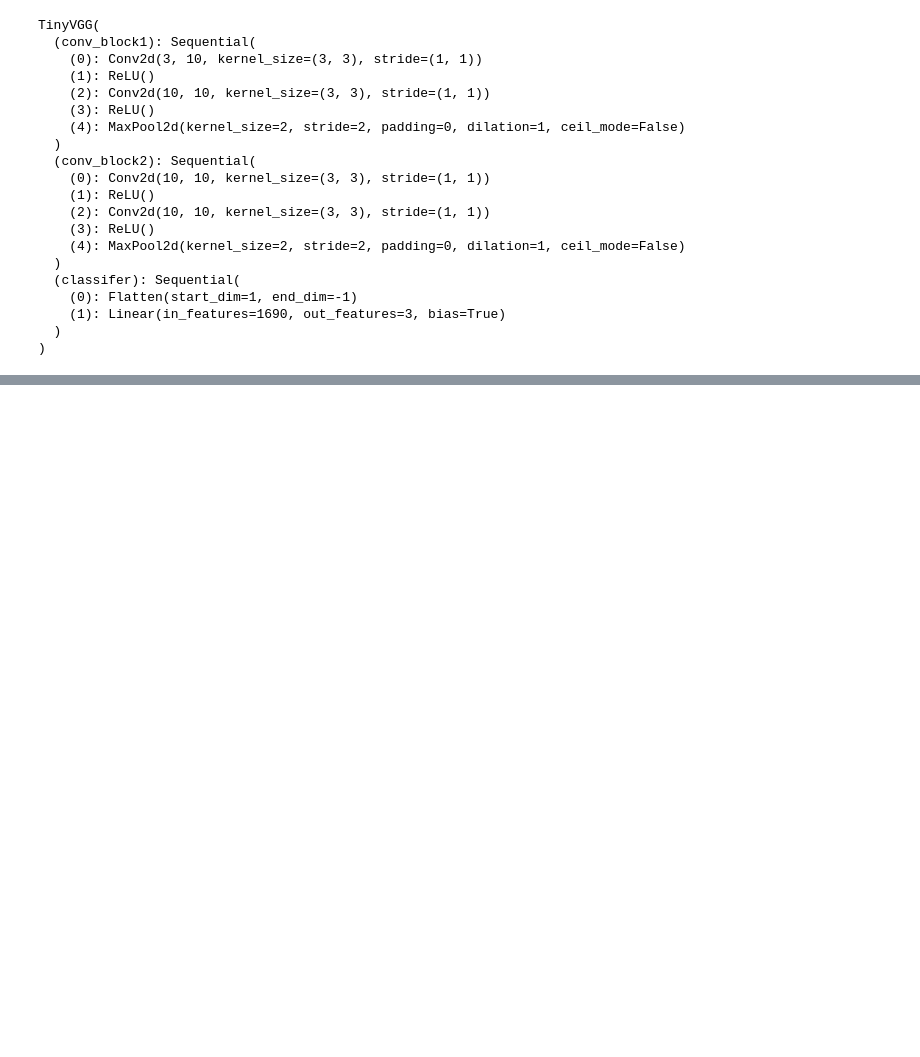
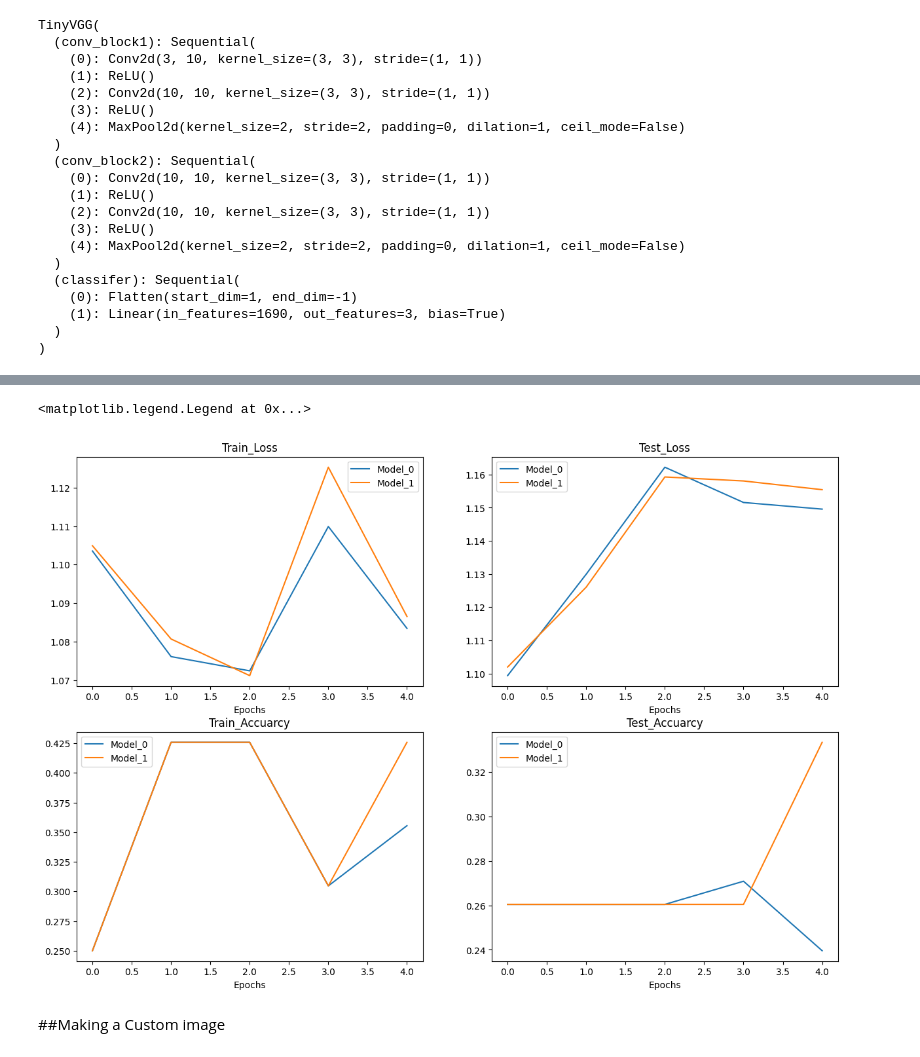
Before and after one commit to Imran1hp/Food-Recognition-Deep-Learning-model, a Jupyter notebook: Food_recognition_Deep_Learning.ipynb, the cells around one changed output, grey strips where cells are left out. Drawn from its saved outputs; the diff is of its cells as text; code cells hidden in the pictures; blank space fills up the shorter version.

```diff
--- a/Food_recognition_Deep_Learning.ipynb
+++ b/Food_recognition_Deep_Learning.ipynb
@@ -931,0 +966,4 @@ TinyVGG(
+# %%
+model_0_df = pd.DataFrame(model_0_result)
+model_1_df = pd.DataFrame(model_1_result)
+model_0_df
@@ -931,0 +977,41 @@ TinyVGG(
+# %%
+plt.figure(figsize = (15 ,10))
+
+
+epochs = range(len(model_0_df)) # Ensure epochs matches the length of the DataFrame
+
+plt.subplot(2,2,1)
+plt.plot(epochs , model_0_df["Train Loss"] , label = "Model_0")
+plt.plot(epochs , model_1_df["Train Loss"] , label = "Model_1")
+plt.title('Train_Loss')
+plt.xlabel('Epochs')
+plt.legend()
+
+
+plt.subplot(2,2,2)
+plt.plot(epochs , model_0_df["Test Loss"] , label = "Model_0")
+plt.plot(epochs , model_1_df["Test Loss"] , label = "Model_1")
+plt.title('Test_Loss')
+plt.xlabel('Epochs')
+plt.legend()
+
+plt.subplot(2,2,3)
+plt.plot(epochs , model_0_df["Train Accuarcy"] , label = "Model_0")
+plt.plot(epochs , model_1_df["Train Accuarcy"] , label = "Model_1")
+plt.title('Train_Accuarcy')
+plt.xlabel('Epochs')
+plt.legend()
+
+
+
+plt.subplot(2,2,4)
+plt.plot(epochs , model_0_df["Test Accuarcy"] , label = "Model_0")
+plt.plot(epochs , model_1_df["Test Accuarcy"] , label = "Model_1")
+plt.title('Test_Accuarcy')
+plt.xlabel('Epochs')
+plt.legend()
+# %% [output]
+<matplotlib.legend.Legend at 0x...>
+[figure, added]
+# %% [markdown]
+##Making a Custom image
```
Also changed, not shown: parts of 29 cells of this notebook.
